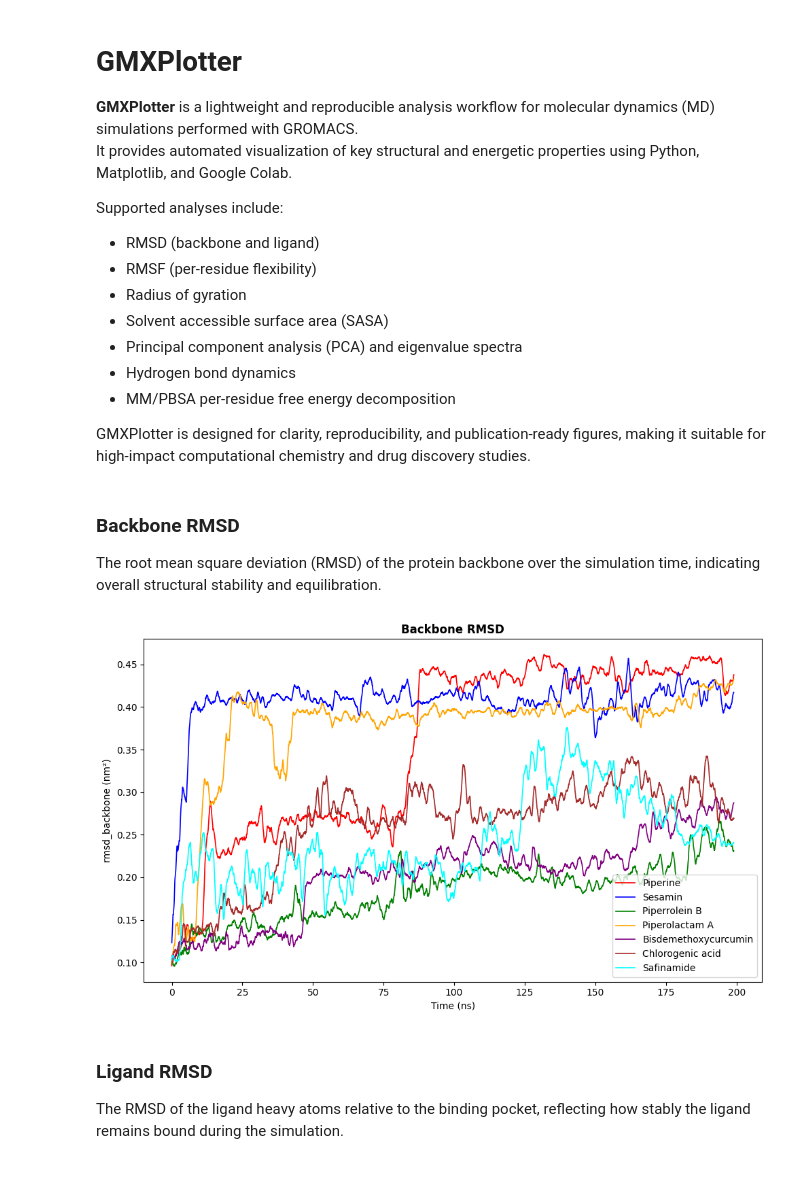
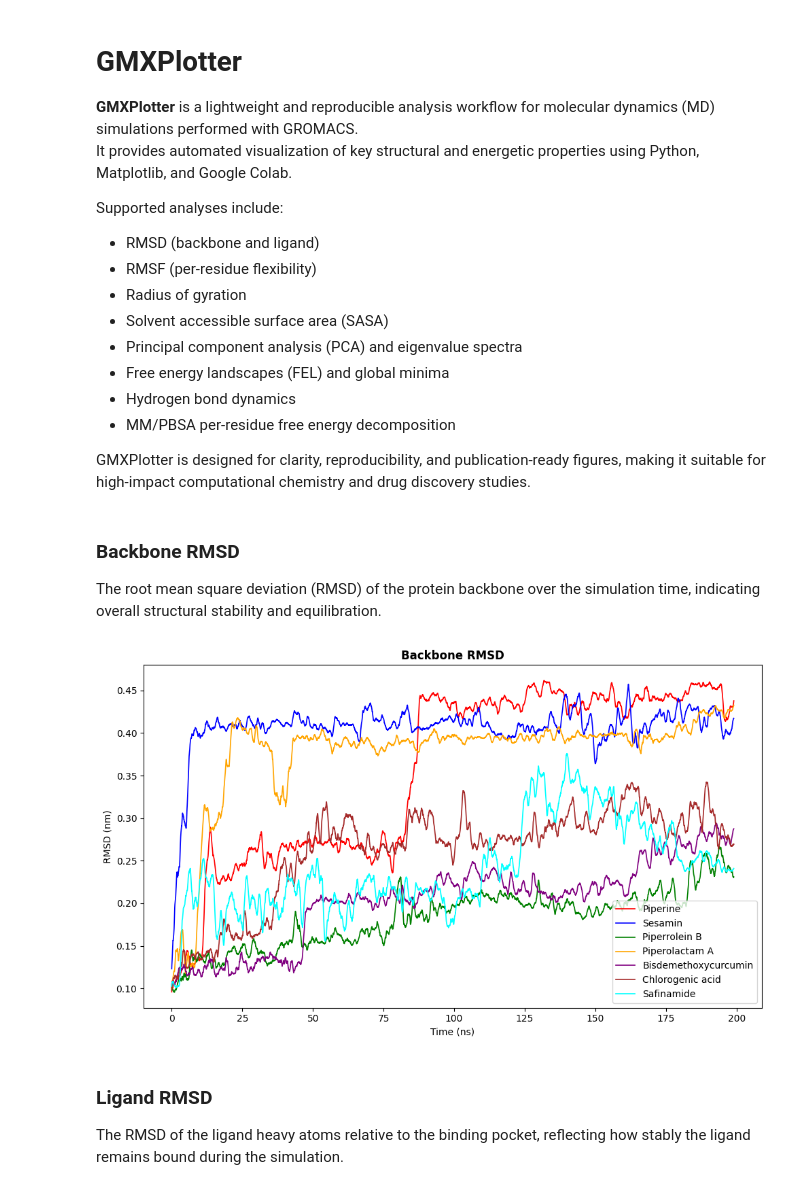
Before and after one commit to yboulaamane/GMXPlotter, a Jupyter notebook: GMXPlotter.ipynb, the cells around one changed output. Cells and saved outputs as stored; diff of their text form; code cells hidden in the pictures.

```diff
--- a/GMXPlotter.ipynb
+++ b/GMXPlotter.ipynb
@@ -12,6 +12,7 @@ Supported analyses include:
 - Radius of gyration
 - Solvent accessible surface area (SASA)
 - Principal component analysis (PCA) and eigenvalue spectra
+- Free energy landscapes (FEL) and global minima
 - Hydrogen bond dynamics
 - MM/PBSA per-residue free energy decomposition
 
@@ -34,35 +35,35 @@ files = [
     ("rmsd_backbone/rmsd_backbone_safinamide.xvg", "Safinamide", "cyan"),
 ]
 
 def load_xvg(path):
     data = []
     with open(path) as f:
         for line in f:
             if line.startswith(("#","@")): continue
             parts = line.strip().split()
             if len(parts) >= 2:
                 data.append((float(parts[0]), float(parts[1])))
     data = np.array(data)
     return data[:,0], data[:,1]
 
 # Smoothed plot
 plt.figure(figsize=(10,6))
 window = 50  # moving average window
 for path, label, color in files:
     t, y = load_xvg(path)
     y_smooth = np.convolve(y, np.ones(window)/window, mode="valid")
     t_smooth = t[:len(y_smooth)]
     plt.plot(t_smooth, y_smooth, label=label, color=color, linewidth=1.2)
 
 plt.title("Backbone RMSD", weight="bold")
 plt.xlabel("Time (ns)")
-plt.ylabel("rmsd_backbone (nm²)")
+plt.ylabel("RMSD (nm)")
 plt.legend()
 plt.tight_layout()
 plt.savefig("rmsd_backbone.png", dpi=600)
 plt.show()
 # %% [output]
-[figure, old version]
+[figure, new version]
 # %% [markdown]
 ### Ligand RMSD
 The RMSD of the ligand heavy atoms relative to the binding pocket, reflecting how stably the ligand remains bound during the simulation.
```
Also changed, not shown: parts of 1 cell of this notebook.
